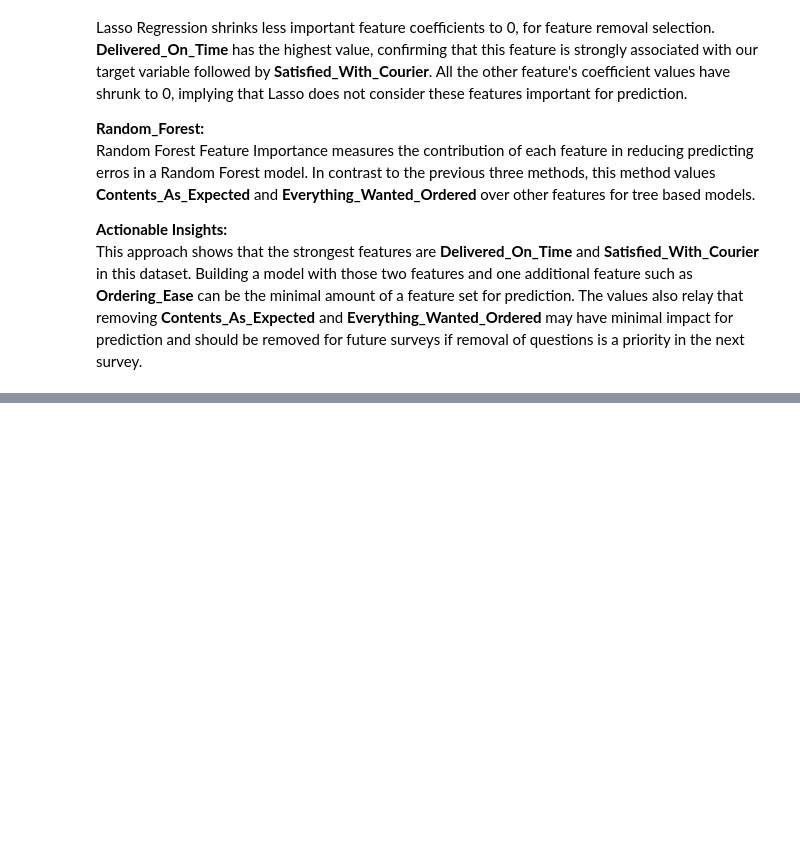
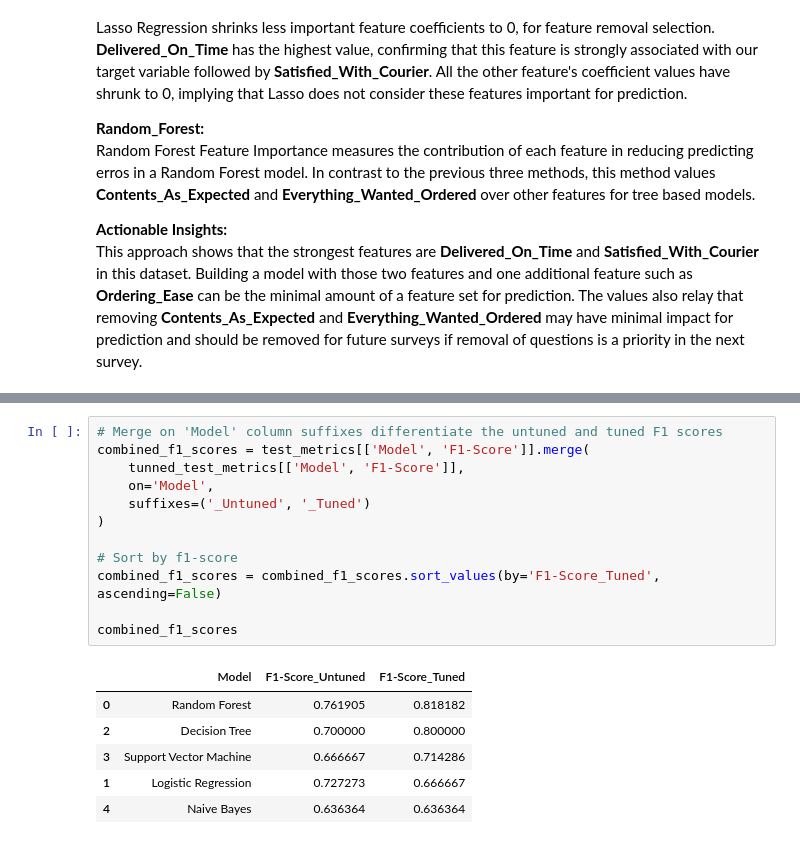
Before and after one commit to Sooihk/Apziva, a Jupyter notebook: Project_1/KNLsqJTgBMYUS3O1/HappyCustomers.ipynb, the cells around one changed output, grey strips where cells are left out. Drawn from its saved outputs; the diff is of its cells as text; blank space fills up the shorter version.

```diff
--- a/Project_1/KNLsqJTgBMYUS3O1/HappyCustomers.ipynb
+++ b/Project_1/KNLsqJTgBMYUS3O1/HappyCustomers.ipynb
@@ -417,0 +486,19 @@ results_df
+# %%
+# Merge on 'Model' column suffixes differentiate the untuned and tuned F1 scores
+combined_f1_scores = test_metrics[['Model', 'F1-Score']].merge(
+    tunned_test_metrics[['Model', 'F1-Score']],
+    on='Model',
+    suffixes=('_Untuned', '_Tuned')
+)
+
+# Sort by f1-score
+combined_f1_scores = combined_f1_scores.sort_values(by='F1-Score_Tuned', ascending=False)
+
+combined_f1_scores
+# %% [output]
+|  | Model | F1-Score_Untuned | F1-Score_Tuned |
+| 0 | Random Forest | 0.761905 | 0.818182 |
+| 2 | Decision Tree | 0.700000 | 0.800000 |
+| 3 | Support Vector Machine | 0.666667 | 0.714286 |
+| 1 | Logistic Regression | 0.727273 | 0.666667 |
+| 4 | Naive Bayes | 0.636364 | 0.636364 |
```
Also changed, not shown: parts of 7 cells of this notebook.
